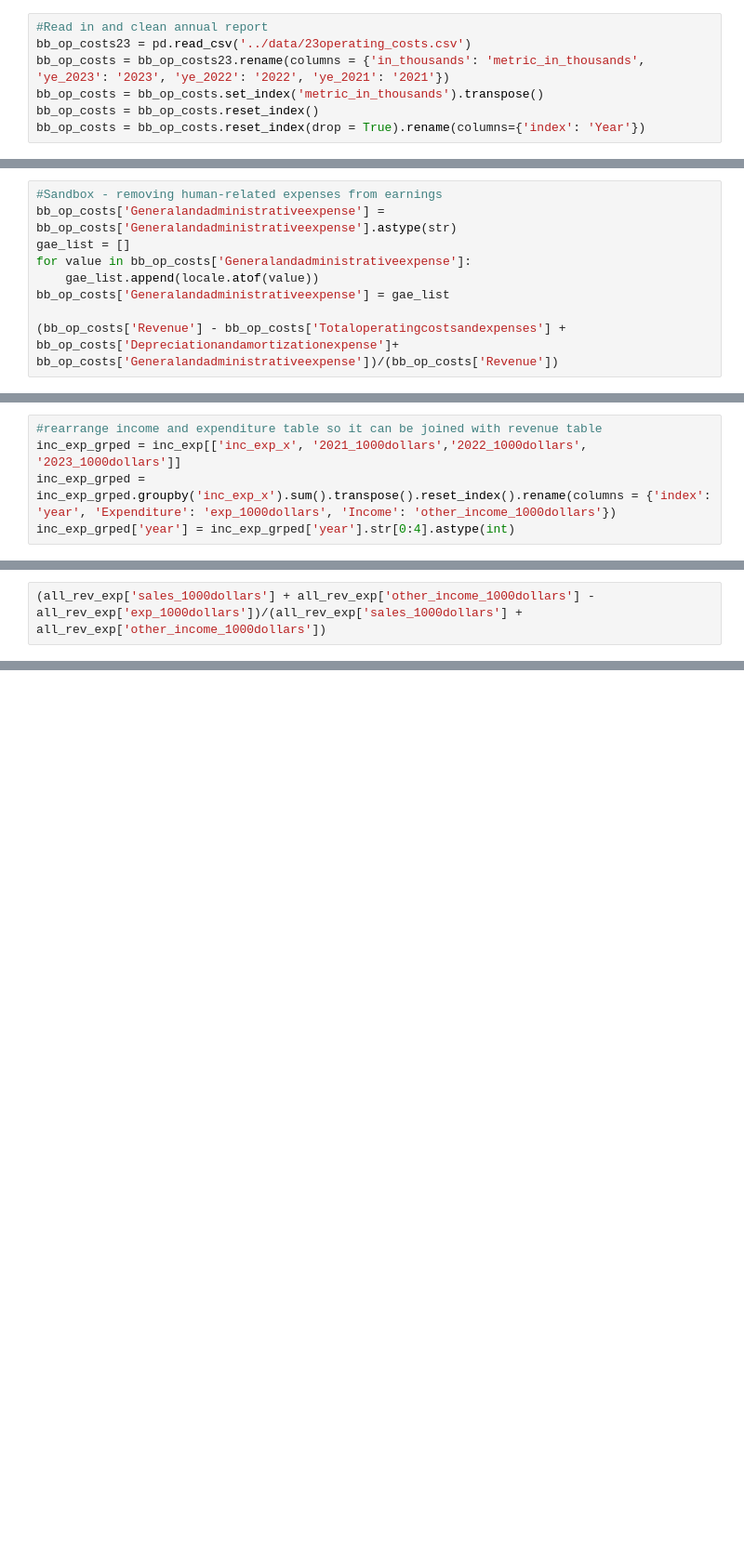
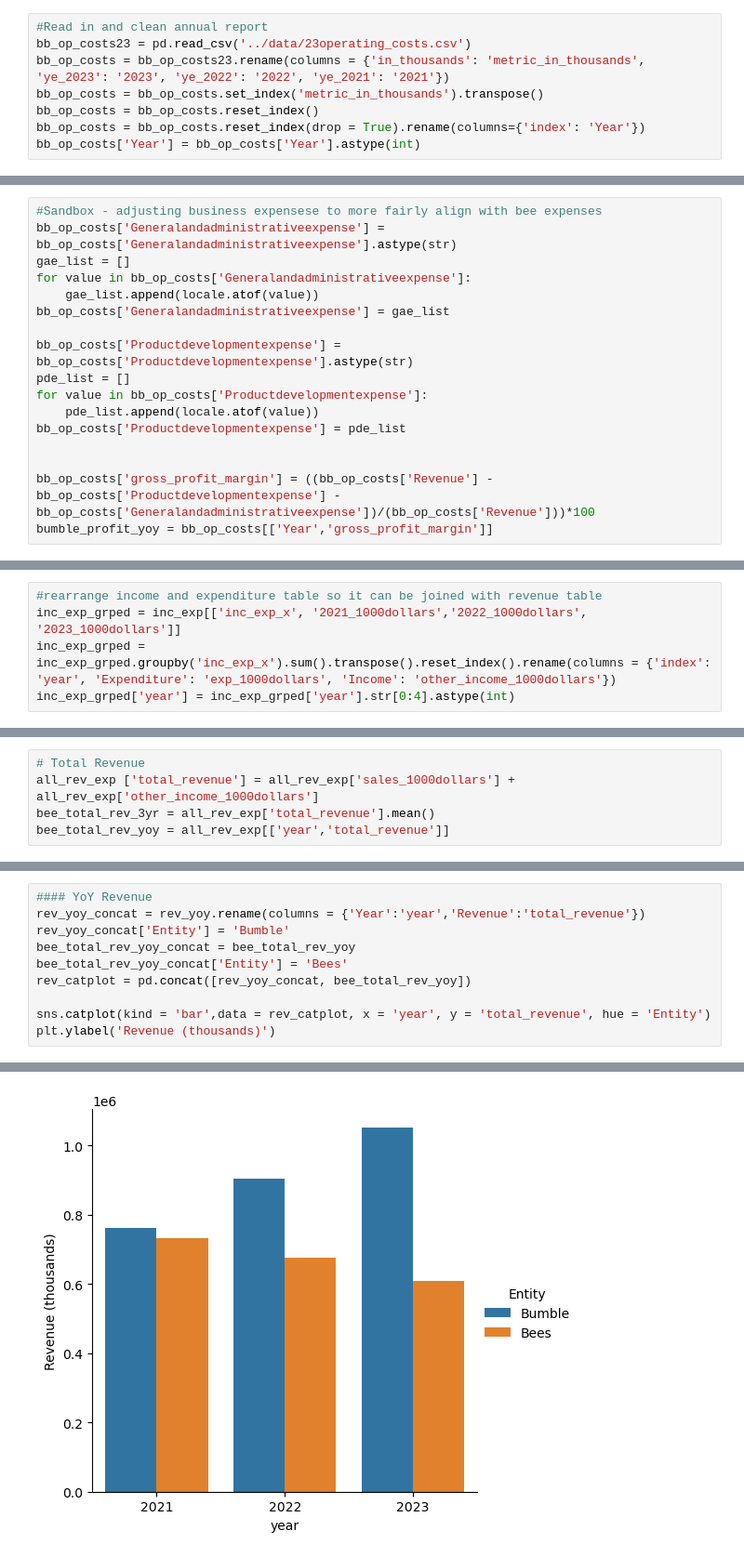
Before and after one commit to aubreepiep/bumble-vs-honeybees, a Jupyter notebook: notebooks/Capstone.ipynb, the cells around one changed output, grey strips where cells are left out. Shown at 93% size. Cells and saved outputs as stored; diff of their text form; blank space fills up the shorter version.

```diff
--- a/notebooks/Capstone.ipynb
+++ b/notebooks/Capstone.ipynb
@@ -30,3 +26,4 @@ bb_op_costs = bb_op_costs23.rename(columns = {'in_thousands': 'metric_in_thousan
 bb_op_costs = bb_op_costs.set_index('metric_in_thousands').transpose()
 bb_op_costs = bb_op_costs.reset_index()
 bb_op_costs = bb_op_costs.reset_index(drop = True).rename(columns={'index': 'Year'})
+bb_op_costs['Year'] = bb_op_costs['Year'].astype(int)
@@ -77,9 +75,17 @@ ebitda_margin_yoy = bb_op_costs[['Year','Ebitda_Margin']]
 # %%
-#Sandbox - removing human-related expenses from earnings
+#Sandbox - adjusting business expensese to more fairly align with bee expenses
 bb_op_costs['Generalandadministrativeexpense'] = bb_op_costs['Generalandadministrativeexpense'].astype(str)
 gae_list = []
 for value in bb_op_costs['Generalandadministrativeexpense']:
     gae_list.append(locale.atof(value))
 bb_op_costs['Generalandadministrativeexpense'] = gae_list
 
-(bb_op_costs['Revenue'] - bb_op_costs['Totaloperatingcostsandexpenses'] + bb_op_costs['Depreciationandamortizationexpense']+ bb_op_costs['Generalandadministrativeexpense'])/(bb_op_costs['Revenue'])
+bb_op_costs['Productdevelopmentexpense'] = bb_op_costs['Productdevelopmentexpense'].astype(str)
+pde_list = []
+for value in bb_op_costs['Productdevelopmentexpense']:
+    pde_list.append(locale.atof(value))
+bb_op_costs['Productdevelopmentexpense'] = pde_list
+
+
+bb_op_costs['gross_profit_margin'] = ((bb_op_costs['Revenue'] - bb_op_costs['Productdevelopmentexpense'] - bb_op_costs['Generalandadministrativeexpense'])/(bb_op_costs['Revenue']))*100
+bumble_profit_yoy = bb_op_costs[['Year','gross_profit_margin']]
@@ -203,2 +180,5 @@ all_rev_exp
 # %%
-(all_rev_exp['sales_1000dollars'] + all_rev_exp['other_income_1000dollars'] - all_rev_exp['exp_1000dollars'])/(all_rev_exp['sales_1000dollars'] + all_rev_exp['other_income_1000dollars'])
+# Total Revenue
+all_rev_exp ['total_revenue'] = all_rev_exp['sales_1000dollars'] + all_rev_exp['other_income_1000dollars']
+bee_total_rev_3yr = all_rev_exp['total_revenue'].mean()
+bee_total_rev_yoy = all_rev_exp[['year','total_revenue']]
@@ -209,0 +197,11 @@ dtype: float64
+# %%
+#### YoY Revenue
+rev_yoy_concat = rev_yoy.rename(columns = {'Year':'year','Revenue':'total_revenue'})
+rev_yoy_concat['Entity'] = 'Bumble'
+bee_total_rev_yoy_concat = bee_total_rev_yoy
+bee_total_rev_yoy_concat['Entity'] = 'Bees'
+rev_catplot = pd.concat([rev_yoy_concat, bee_total_rev_yoy])
+
+sns.catplot(kind = 'bar',data = rev_catplot, x = 'year', y = 'total_revenue', hue = 'Entity')
+plt.ylabel('Revenue (thousands)')
+# %% [output]
@@ -209,0 +214 @@ dtype: float64
+[figure, added]
```
Also changed, not shown: parts of 29 cells of this notebook, 2 other files.
